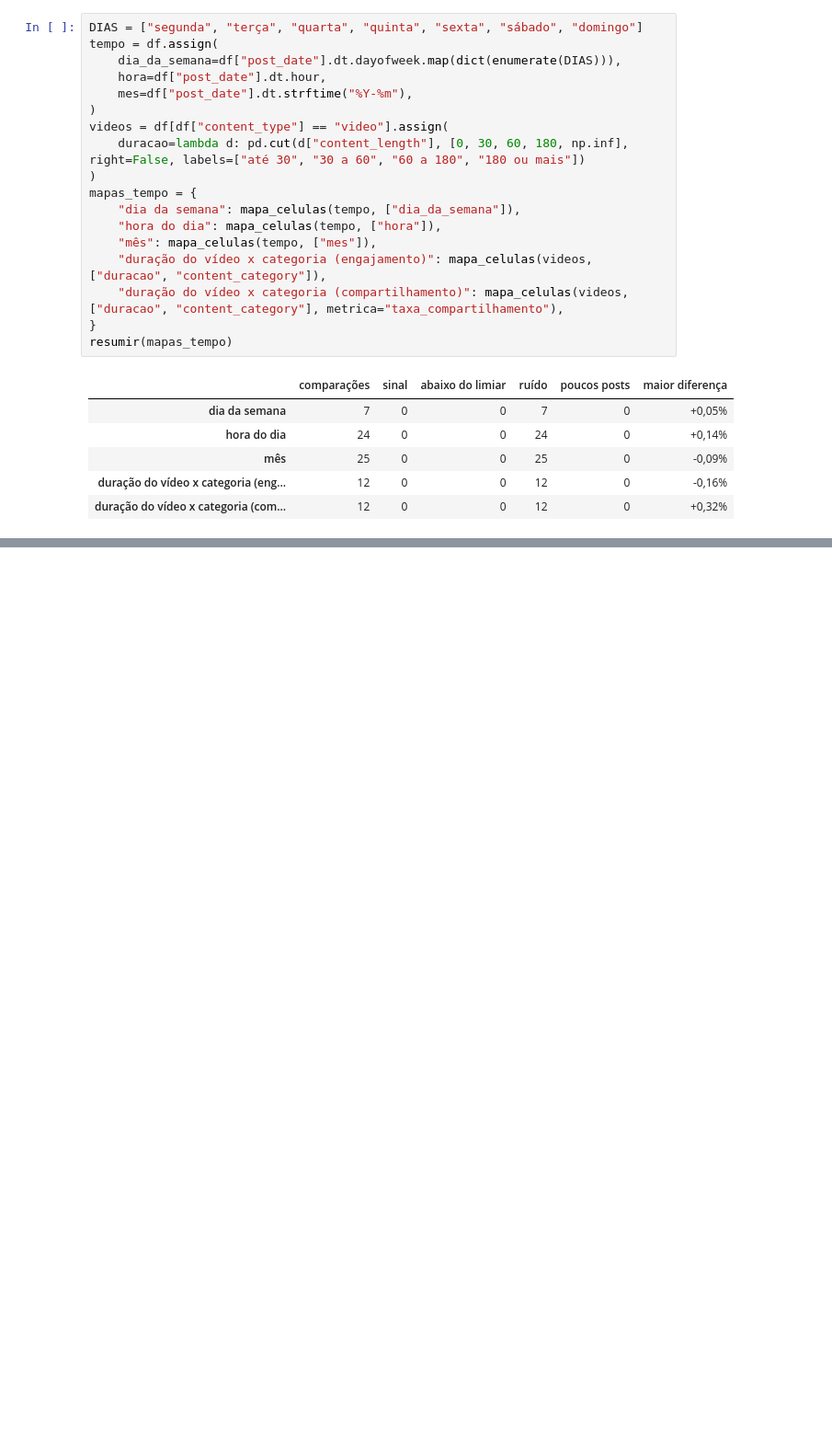
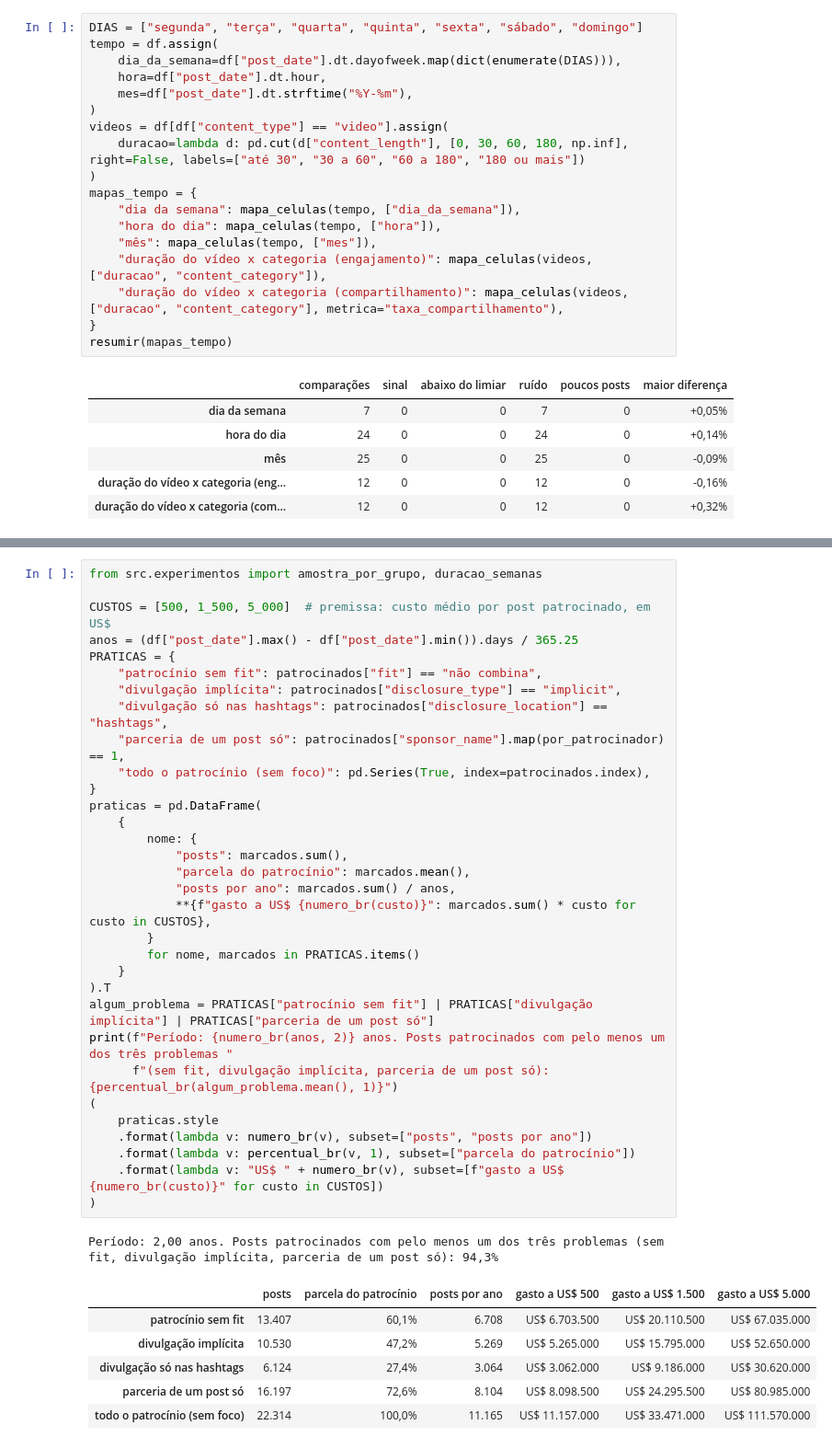
Before and after one commit to Gchapolin/ai-master-challenge, a Jupyter notebook: submissions/guilherme-ferreira/solution/notebooks/analise.ipynb, the cells around one changed output, grey strips where cells are left out. Shown at 92% size. Cells and saved outputs as stored; diff of their text form; blank space fills up the shorter version.

```diff
--- a/submissions/guilherme-ferreira/solution/notebooks/analise.ipynb
+++ b/submissions/guilherme-ferreira/solution/notebooks/analise.ipynb
@@ -587,0 +592,40 @@ resumir(mapas_tempo)
+# %%
+from src.experimentos import amostra_por_grupo, duracao_semanas
+
+CUSTOS = [500, 1_500, 5_000]  # premissa: custo médio por post patrocinado, em US$
+anos = (df["post_date"].max() - df["post_date"].min()).days / 365.25
+PRATICAS = {
+    "patrocínio sem fit": patrocinados["fit"] == "não combina",
+    "divulgação implícita": patrocinados["disclosure_type"] == "implicit",
+    "divulgação só nas hashtags": patrocinados["disclosure_location"] == "hashtags",
+    "parceria de um post só": patrocinados["sponsor_name"].map(por_patrocinador) == 1,
+    "todo o patrocínio (sem foco)": pd.Series(True, index=patrocinados.index),
+}
+praticas = pd.DataFrame(
+    {
+        nome: {
+            "posts": marcados.sum(),
+            "parcela do patrocínio": marcados.mean(),
+            "posts por ano": marcados.sum() / anos,
+            **{f"gasto a US$ {numero_br(custo)}": marcados.sum() * custo for custo in CUSTOS},
+        }
+        for nome, marcados in PRATICAS.items()
+    }
+).T
+algum_problema = PRATICAS["patrocínio sem fit"] | PRATICAS["divulgação implícita"] | PRATICAS["parceria de um post só"]
+print(f"Período: {numero_br(anos, 2)} anos. Posts patrocinados com pelo menos um dos três problemas "
+      f"(sem fit, divulgação implícita, parceria de um post só): {percentual_br(algum_problema.mean(), 1)}")
+(
+    praticas.style
+    .format(lambda v: numero_br(v), subset=["posts", "posts por ano"])
+    .format(lambda v: percentual_br(v, 1), subset=["parcela do patrocínio"])
+    .format(lambda v: "US$ " + numero_br(v), subset=[f"gasto a US$ {numero_br(custo)}" for custo in CUSTOS])
+)
+# %% [output]
+Período: 2,00 anos. Posts patrocinados com pelo menos um dos três problemas (sem fit, divulgação implícita, parceria de um post só): 94,3%
+|  | posts | parcela do patrocínio | posts por ano | gasto a US$ 500 | gasto a US$ 1.500 | gasto a US$ 5.000 |
+| patrocínio sem fit | 13.407 | 60,1% | 6.708 | US$ 6.703.500 | US$ 20.110.500 | US$ 67.035.000 |
+| divulgação implícita | 10.530 | 47,2% | 5.269 | US$ 5.265.000 | US$ 15.795.000 | US$ 52.650.000 |
+| divulgação só nas hashtags | 6.124 | 27,4% | 3.064 | US$ 3.062.000 | US$ 9.186.000 | US$ 30.620.000 |
+| parceria de um post só | 16.197 | 72,6% | 8.104 | US$ 8.098.500 | US$ 24.295.500 | US$ 80.985.000 |
+| todo o patrocínio (sem foco) | 22.314 | 100,0% | 11.165 | US$ 11.157.000 | US$ 33.471.000 | US$ 111.570.000 |
```
Also changed, not shown: parts of 4 cells of this notebook, 2 other files.
